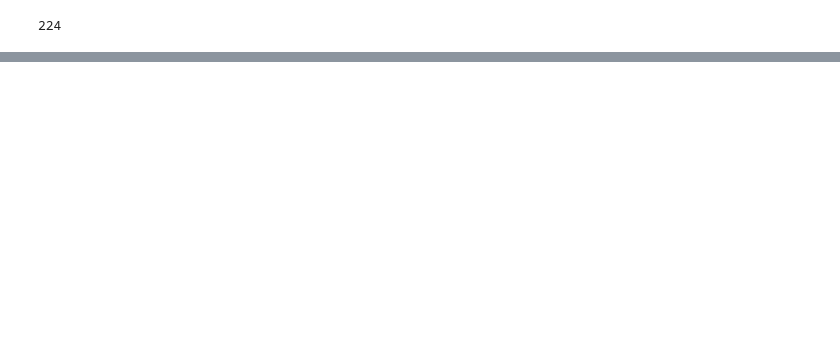
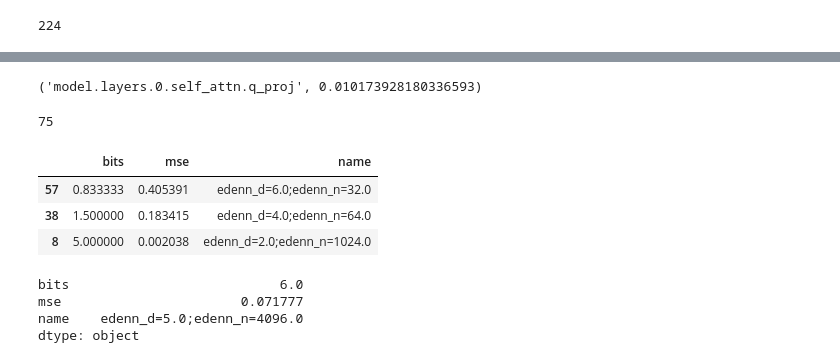
Before and after one commit to galqiwi/linear-layer-compression, a Jupyter notebook: Vladimir/2024-09-02/linear-layer-compression/values.ipynb, the cells around one changed output, grey strips where cells are left out. Drawn from its saved outputs; the diff is of its cells as text; code cells hidden in the pictures; blank space fills up the shorter version.

```diff
--- a/Vladimir/2024-09-02/linear-layer-compression/values.ipynb
+++ b/Vladimir/2024-09-02/linear-layer-compression/values.ipynb
@@ -77,0 +196,4 @@ plt.hist(sorted((value for value in scale_by_layer.values() if value < 0.6)), bi
+# %%
+min(scale_by_layer.items(), key = lambda x: x[1])
+# %% [output]
+('model.layers.0.self_attn.q_proj', 0.010173928180336593)
@@ -77,0 +202,30 @@ plt.hist(sorted((value for value in scale_by_layer.values() if value < 0.6)), bi
+# %%
+import requests
+from ast import literal_eval
+import pandas as pd
+
+grids = literal_eval(requests.get(
+    'https://gist.githubusercontent.com/BlackSamorez/c74f24a648eb8bbfbbbf83f3145ba3c7/raw/ddc3280a4861938e2e2034c29d6802817e26e799/gistfile1.txt'
+).text)
+
+grids = pd.DataFrame(grids)
+grids['name'] = grids.apply(
+    lambda row: 'edenn_d=' + str(row['edenn_d']) + ';edenn_n=' + str(row['edenn_n']),
+    axis=1,
+)
+grids = grids[['bits', 'mse', 'name']]
+print(len(grids))
+grids.sample(3)
+# %% [output]
+75
+|  | bits | mse | name |
+| 57 | 0.833333 | 0.405391 | edenn_d=6.0;edenn_n=32.0 |
+| 38 | 1.500000 | 0.183415 | edenn_d=4.0;edenn_n=64.0 |
+| 8 | 5.000000 | 0.002038 | edenn_d=2.0;edenn_n=1024.0 |
+# %%
+grids.max()
+# %% [output]
+bits                           6.0
+mse                       0.071777
+name    edenn_d=5.0;edenn_n=4096.0
+dtype: object
```
Also changed, not shown: parts of 21 cells of this notebook, 1 other file.
